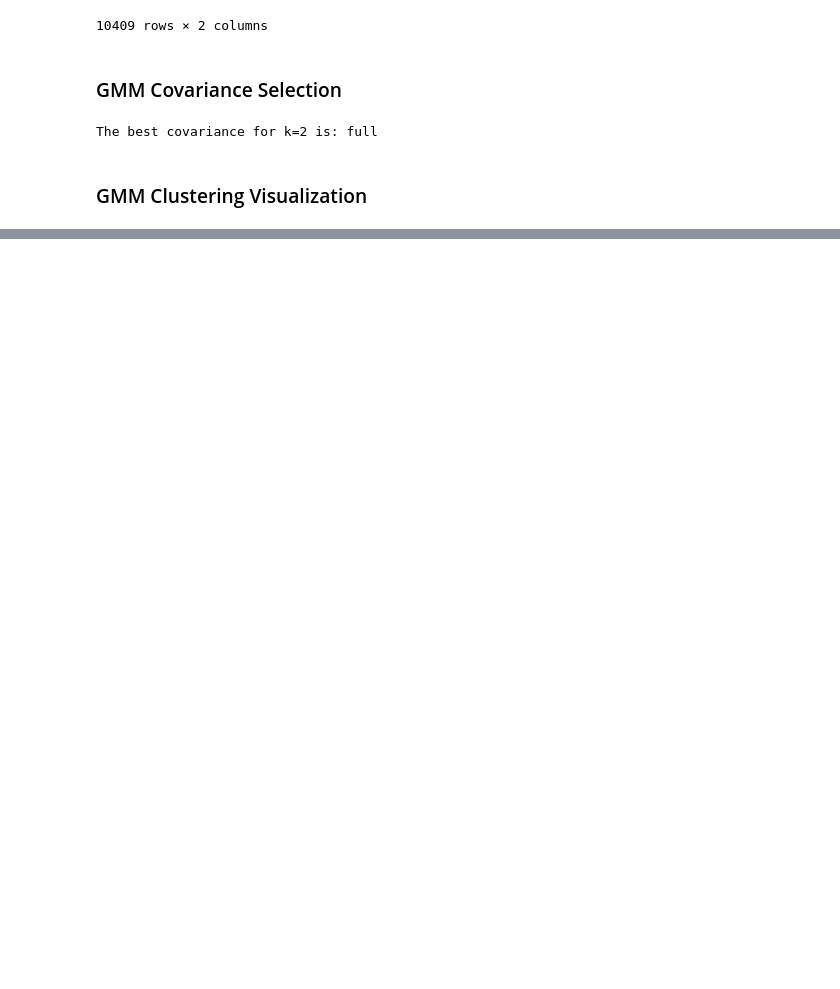
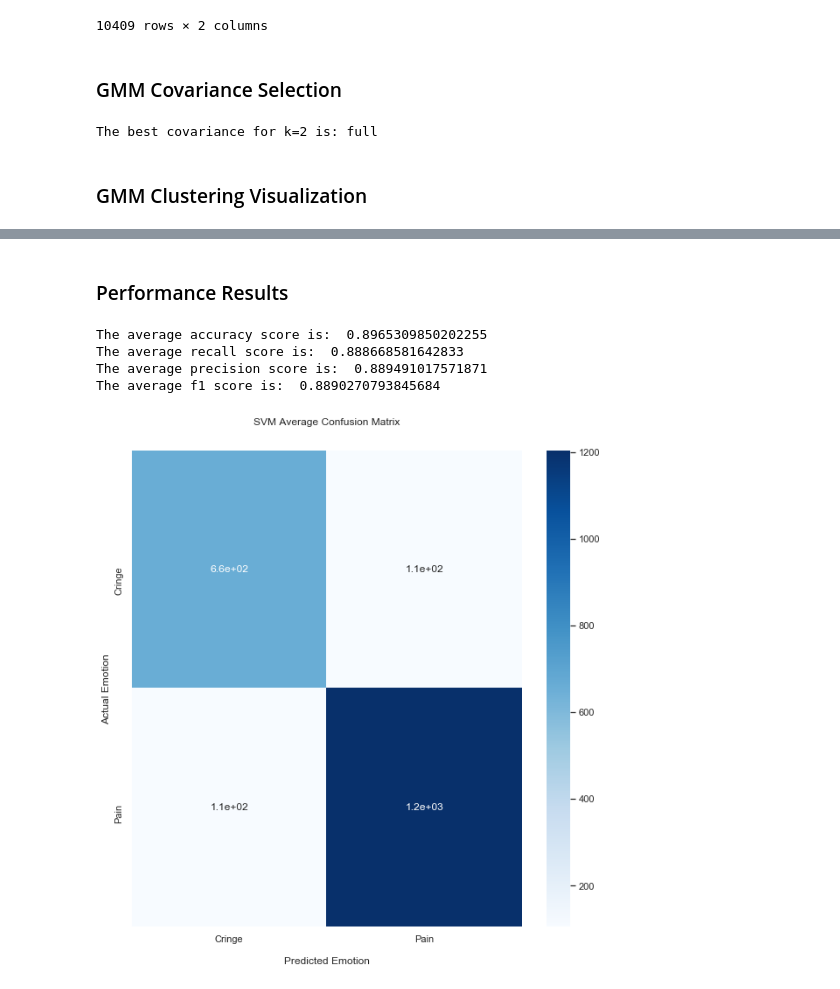
Before and after one commit to ravjotb/419Project, a Jupyter notebook: ProjectCode.ipynb, the cells around one changed output, grey strips where cells are left out. Cells and saved outputs as stored; diff of their text form; code cells hidden in the pictures; blank space fills up the shorter version.

```diff
--- a/ProjectCode.ipynb
+++ b/ProjectCode.ipynb
@@ -156,0 +244,57 @@ plt.scatter(filtered_label1['principal component 1'] , filtered_label1['principa
+# %% [markdown]
+### Performance Results
+# %%
+# https://seaborn.pydata.org/#:~:text=Seaborn%20is%20a%20Python%20data,introductory%20notes%20or%20the%20paper.
+# https://docs.python.org/3/library/statistics.html
+# https://matplotlib.org/
+import statistics
+import seaborn as sns
+import matplotlib.pyplot as plt
+
+# Calculate average scores
+average_svm_accuracy = statistics.mean(svm_accuracy)
+average_svm_recall = statistics.mean(svm_recall)
+average_svm_precision = statistics.mean(svm_precision)
+average_svm_f1 = statistics.mean(svm_f1scores)
+
+# Output average scores
+print("The average accuracy score is: ", average_svm_accuracy)
+print("The average recall score is: ", average_svm_recall)
+print("The average precision score is: ", average_svm_precision)
+print("The average f1 score is: ", average_svm_f1)
+
+# Initialize a 7x7 2D array for getting CM average
+summed_svm_cm = np.zeros(4).reshape(2,2)
+
+# Sum values of matrix for getting CM average
+for matrix in svm_confusion_matrices:
+    summed_svm_cm = np.add(summed_svm_cm, matrix)
+
+average_svm_cm = np.divide(summed_svm_cm, 5)
+matrix_labels = ["Cringe", "Pain"]
+
+# Code below used from https://www.stackvidhya.com/plot-confusion-matrix-in-python-and-why/#:~:text=import%20seaborn%20as%20sns%0Aimport,the%20Confusion%20Matrix.%0Aplt.show()
+sns.set(rc = {'figure.figsize':(10,10)})
+ax = sns.heatmap(average_svm_cm, annot=True, cmap='Blues')
+
+ax.set_title('SVM Average Confusion Matrix\n\n');
+ax.set_xlabel('\nPredicted Emotion')
+ax.set_ylabel('Actual Emotion');
+
+## Ticket labels - List must be in alphabetical order
+ax.xaxis.set_ticklabels(matrix_labels)
+ax.yaxis.set_ticklabels(matrix_labels)
+
+# fix for mpl bug that cuts off top/bottom of seaborn viz https://github.com/mwaskom/seaborn/issues/1773
+b, t = plt.ylim() # discover the values for bottom and top
+b += 0.5 # Add 0.5 to the bottom
+t -= 0.5 # Subtract 0.5 from the top
+plt.ylim(b, t) # update the ylim(bottom, top) values
+## Display the visualization of the Confusion Matrix.
+plt.show()
+# %% [output]
+The average accuracy score is:  0.8965309850202255
+The average recall score is:  0.888668581642833
+The average precision score is:  0.889491017571871
+The average f1 score is:  0.8890270793845684
+[figure, added]
```
Also changed, not shown: parts of 10 cells of this notebook.
